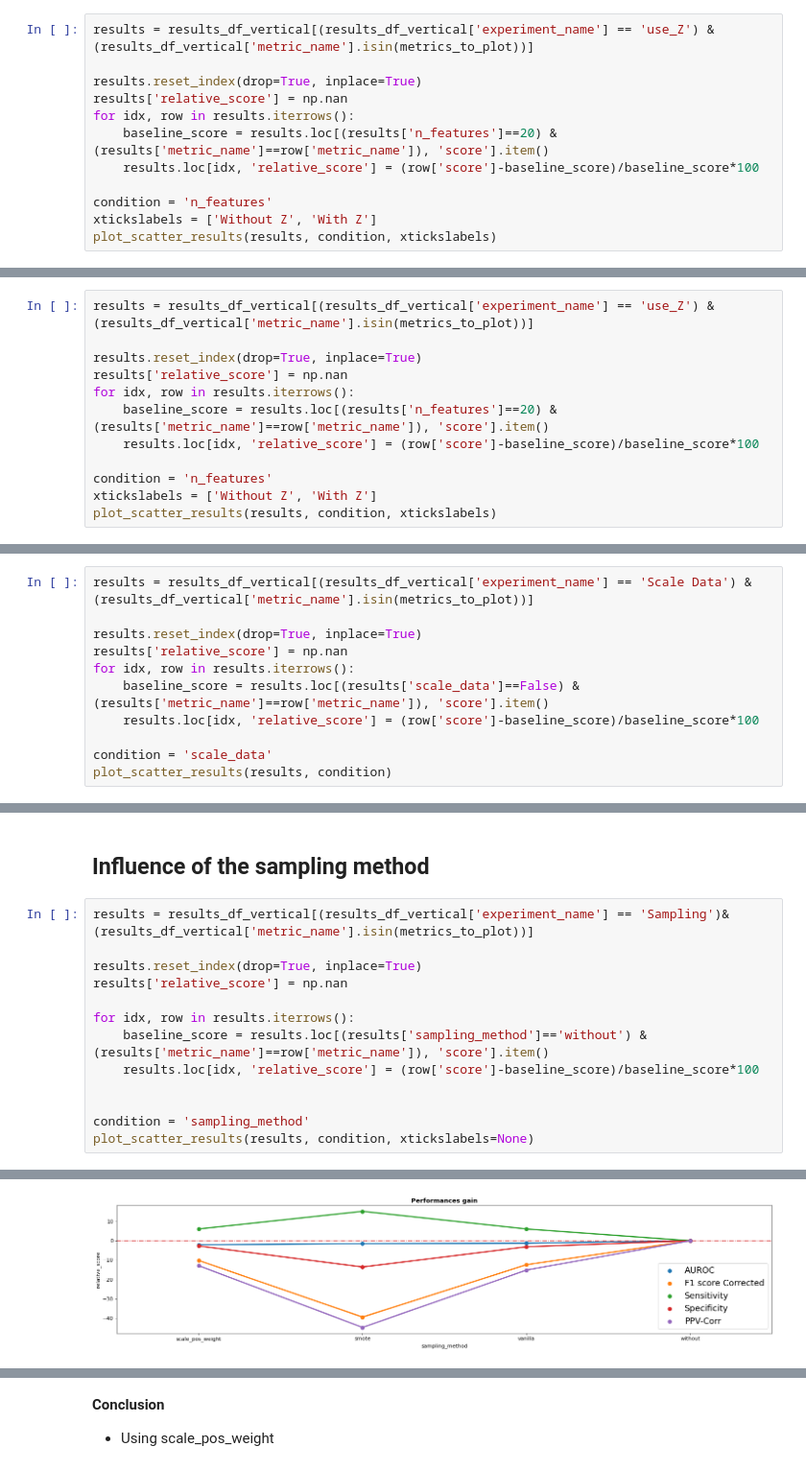
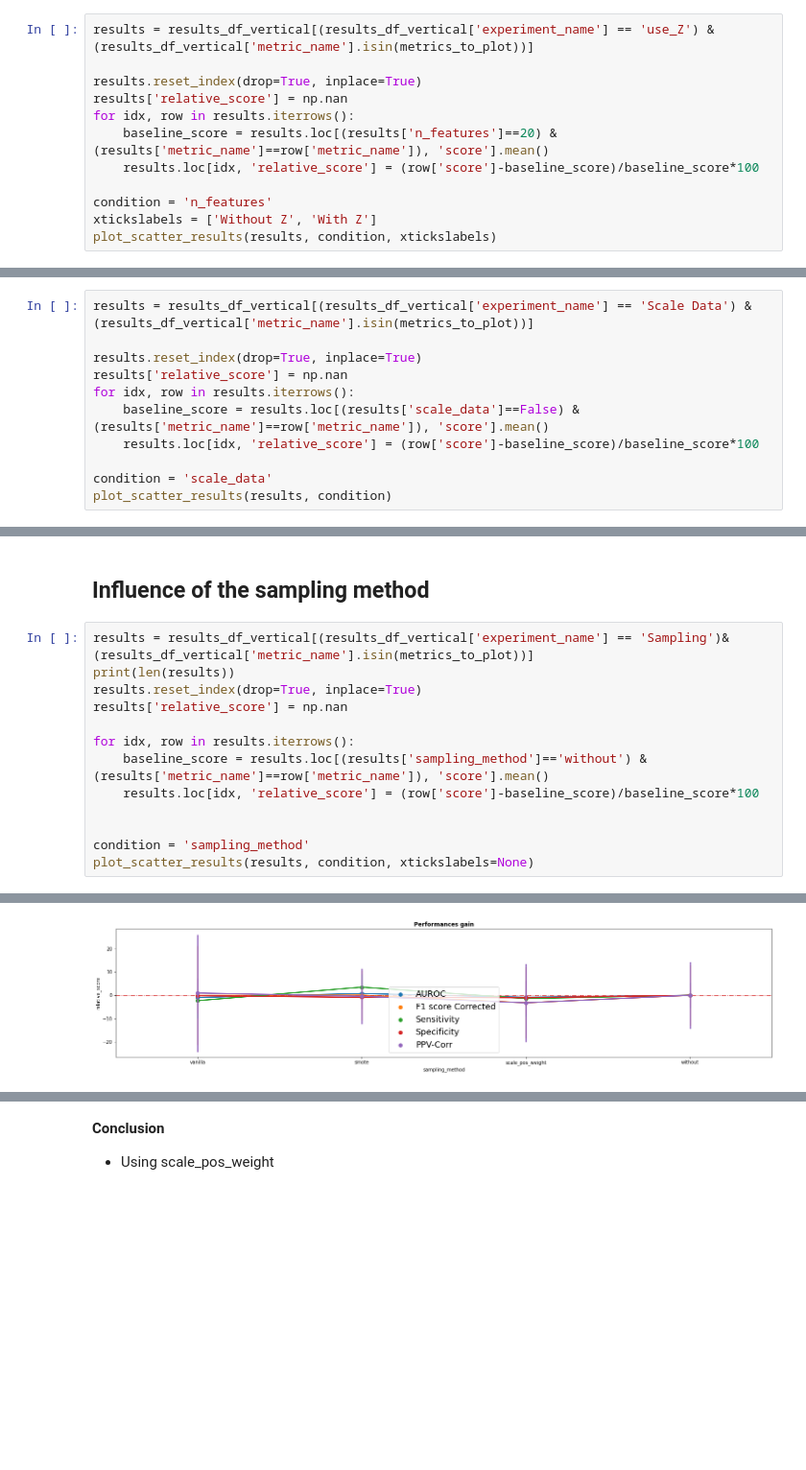
Before and after one commit to matiasdm/notes_on_stats, a Jupyter notebook: doc/notebooks/paper_hyperparameters_analysis.ipynb, the cells around one changed output, grey strips where cells are left out. Shown at 96% size. Cells and saved outputs as stored; diff of their text form; blank space fills up the shorter version.

```diff
--- a/doc/notebooks/paper_hyperparameters_analysis.ipynb
+++ b/doc/notebooks/paper_hyperparameters_analysis.ipynb
@@ -136,7 +140,7 @@ results = results_df_vertical[(results_df_vertical['experiment_name'] == 'use_Z'
 results.reset_index(drop=True, inplace=True)
 results['relative_score'] = np.nan
 for idx, row in results.iterrows():
-    baseline_score = results.loc[(results['n_features']==20) & (results['metric_name']==row['metric_name']), 'score'].item()
+    baseline_score = results.loc[(results['n_features']==20) & (results['metric_name']==row['metric_name']), 'score'].mean()
     results.loc[idx, 'relative_score'] = (row['score']-baseline_score)/baseline_score*100
 
 condition = 'n_features'
@@ -147,12 +151,0 @@ ValueError: can only convert an array of size 1 to a Python scalar
-# %%
-results = results_df_vertical[(results_df_vertical['experiment_name'] == 'use_Z') & (results_df_vertical['metric_name'].isin(metrics_to_plot))]
-
-results.reset_index(drop=True, inplace=True)
-results['relative_score'] = np.nan
-for idx, row in results.iterrows():
-    baseline_score = results.loc[(results['n_features']==20) & (results['metric_name']==row['metric_name']), 'score'].item()
-    results.loc[idx, 'relative_score'] = (row['score']-baseline_score)/baseline_score*100
-
-condition = 'n_features'
-xtickslabels = ['Without Z', 'With Z']
-plot_scatter_results(results, condition, xtickslabels)
@@ -170,7 +160,7 @@ results = results_df_vertical[(results_df_vertical['experiment_name'] == 'Scale
 results.reset_index(drop=True, inplace=True)
 results['relative_score'] = np.nan
 for idx, row in results.iterrows():
-    baseline_score = results.loc[(results['scale_data']==False) & (results['metric_name']==row['metric_name']), 'score'].item()
+    baseline_score = results.loc[(results['scale_data']==False) & (results['metric_name']==row['metric_name']), 'score'].mean()
     results.loc[idx, 'relative_score'] = (row['score']-baseline_score)/baseline_score*100
 
 condition = 'scale_data'
@@ -182,12 +172,12 @@ plot_scatter_results(results, condition)
 ## Influence of the sampling method
 # %%
 results = results_df_vertical[(results_df_vertical['experiment_name'] == 'Sampling')& (results_df_vertical['metric_name'].isin(metrics_to_plot))]
-
+print(len(results))
 results.reset_index(drop=True, inplace=True)
 results['relative_score'] = np.nan
 
 for idx, row in results.iterrows():
-    baseline_score = results.loc[(results['sampling_method']=='without') &(results['metric_name']==row['metric_name']), 'score'].item()
+    baseline_score = results.loc[(results['sampling_method']=='without') &(results['metric_name']==row['metric_name']), 'score'].mean()
     results.loc[idx, 'relative_score'] = (row['score']-baseline_score)/baseline_score*100
 
 
@@ -198 +189 @@ plot_scatter_results(results, condition, xtickslabels=None)
-[figure, old version]
+[figure, new version]
```
Also changed, not shown: parts of 16 cells of this notebook, 4 other files.
